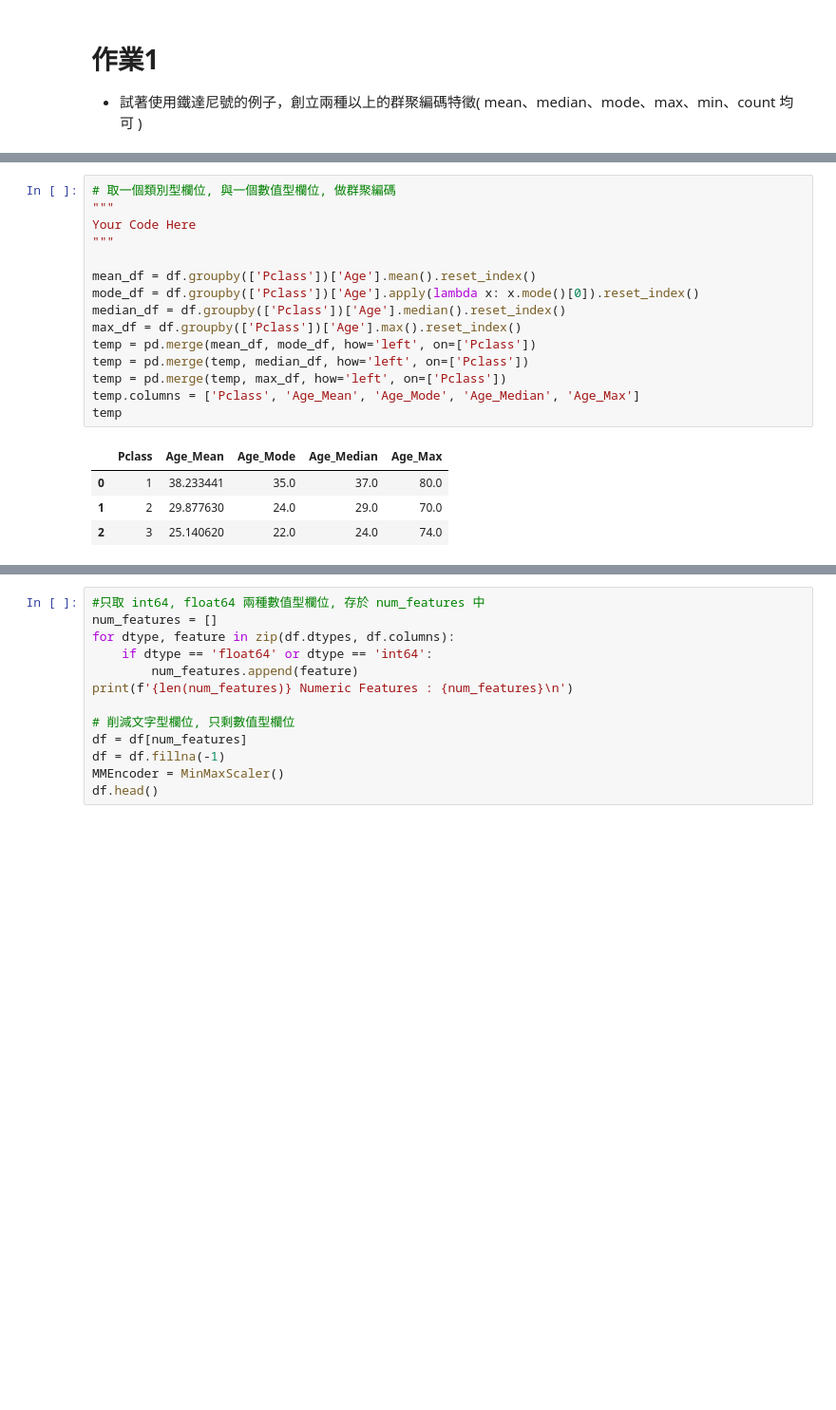
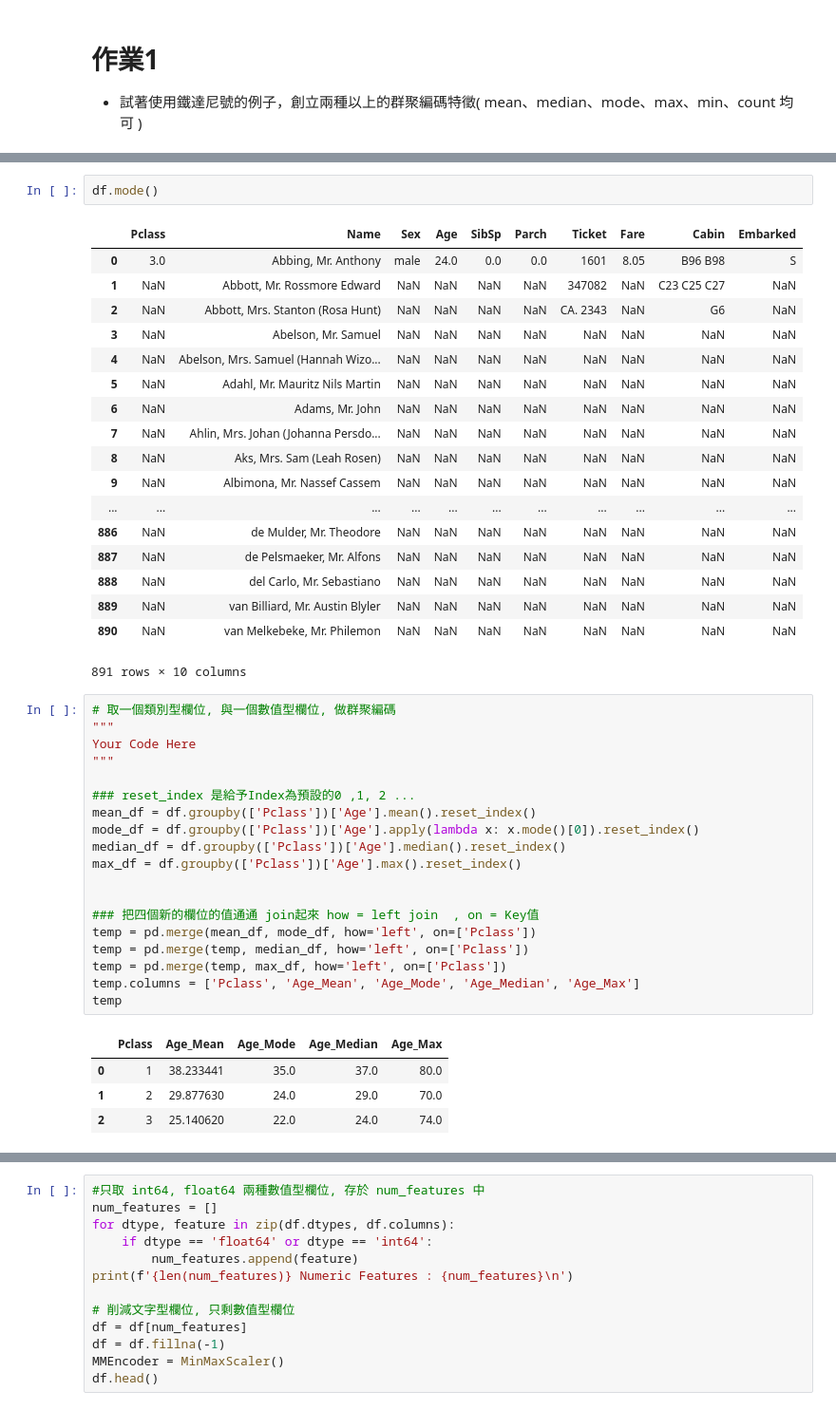
Before and after one commit to spiraleyeld/2nd-ML100Days, a Jupyter notebook: homework/Day_027_HW.ipynb, the cells around one changed output, grey strips where cells are left out. Shown at 95% size. Cells and saved outputs as stored; diff of their text form; blank space fills up the shorter version.

```diff
--- a/homework/Day_027_HW.ipynb
+++ b/homework/Day_027_HW.ipynb
@@ -37,13 +66,38 @@ df.head()
+# %%
+df.mode()
+# %% [output]
+|  | Pclass | Name | Sex | Age | SibSp | Parch | Ticket | Fare | Cabin | Embarked |
+| 0 | 3.0 | Abbing, Mr. Anthony | male | 24.0 | 0.0 | 0.0 | 1601 | 8.05 | B96 B98 | S |
+| 1 | NaN | Abbott, Mr. Rossmore Edward | NaN | NaN | NaN | NaN | 347082 | NaN | C23 C25 C27 | NaN |
+| 2 | NaN | Abbott, Mrs. Stanton (Rosa Hunt) | NaN | NaN | NaN | NaN | CA. 2343 | NaN | G6 | NaN |
+| 3 | NaN | Abelson, Mr. Samuel | NaN | NaN | NaN | NaN | NaN | NaN | NaN | NaN |
+| 4 | NaN | Abelson, Mrs. Samuel (Hannah Wizo... | NaN | NaN | NaN | NaN | NaN | NaN | NaN | NaN |
+| 5 | NaN | Adahl, Mr. Mauritz Nils Martin | NaN | NaN | NaN | NaN | NaN | NaN | NaN | NaN |
+| 6 | NaN | Adams, Mr. John | NaN | NaN | NaN | NaN | NaN | NaN | NaN | NaN |
+| 7 | NaN | Ahlin, Mrs. Johan (Johanna Persdo... | NaN | NaN | NaN | NaN | NaN | NaN | NaN | NaN |
+| 8 | NaN | Aks, Mrs. Sam (Leah Rosen) | NaN | NaN | NaN | NaN | NaN | NaN | NaN | NaN |
+| 9 | NaN | Albimona, Mr. Nassef Cassem | NaN | NaN | NaN | NaN | NaN | NaN | NaN | NaN |
+| ... | ... | ... | ... | ... | ... | ... | ... | ... | ... | ... |
+| 886 | NaN | de Mulder, Mr. Theodore | NaN | NaN | NaN | NaN | NaN | NaN | NaN | NaN |
+| 887 | NaN | de Pelsmaeker, Mr. Alfons | NaN | NaN | NaN | NaN | NaN | NaN | NaN | NaN |
+| 888 | NaN | del Carlo, Mr. Sebastiano | NaN | NaN | NaN | NaN | NaN | NaN | NaN | NaN |
+| 889 | NaN | van Billiard, Mr. Austin Blyler | NaN | NaN | NaN | NaN | NaN | NaN | NaN | NaN |
+| 890 | NaN | van Melkebeke, Mr. Philemon | NaN | NaN | NaN | NaN | NaN | NaN | NaN | NaN |
+891 rows × 10 columns
 # %%
 # 取一個類別型欄位, 與一個數值型欄位, 做群聚編碼
 """
 Your Code Here
 """
 
+### reset_index 是給予Index為預設的0 ,1, 2 ...
 mean_df = df.groupby(['Pclass'])['Age'].mean().reset_index()
 mode_df = df.groupby(['Pclass'])['Age'].apply(lambda x: x.mode()[0]).reset_index()
 median_df = df.groupby(['Pclass'])['Age'].median().reset_index()
 max_df = df.groupby(['Pclass'])['Age'].max().reset_index()
+
+
+### 把四個新的欄位的值通通 join起來 how = left join  , on = Key值
 temp = pd.merge(mean_df, mode_df, how='left', on=['Pclass'])
 temp = pd.merge(temp, median_df, how='left', on=['Pclass'])
 temp = pd.merge(temp, max_df, how='left', on=['Pclass'])
```
Also changed, not shown: parts of 4 cells of this notebook.
